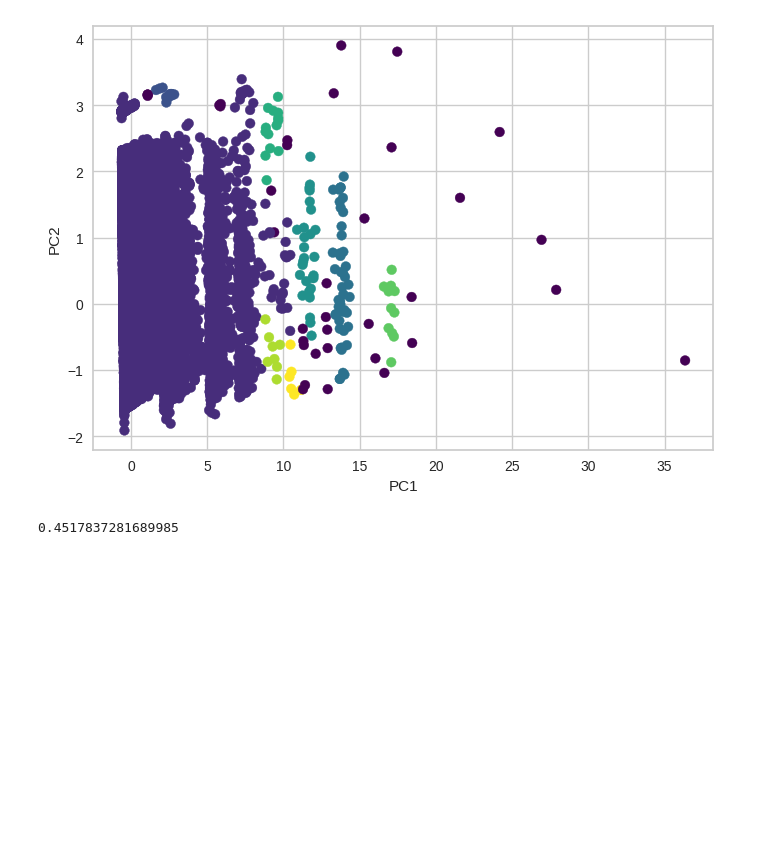
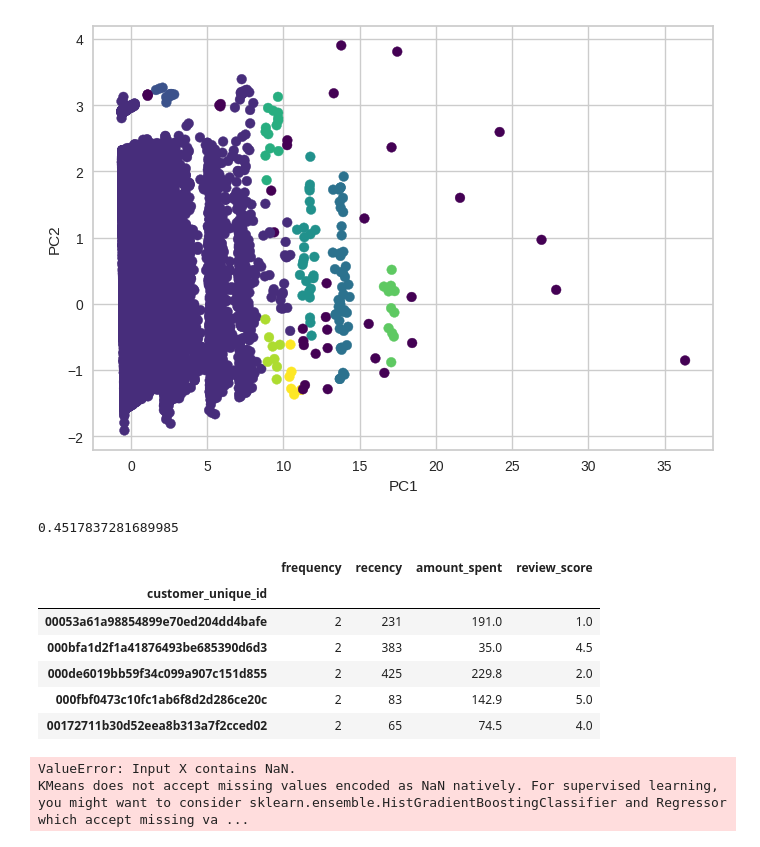
Before and after one commit to ThomasMeb/Projet_4, a Jupyter notebook: Mebarki_Thomas_notebook_essais_022023.ipynb, the cells around one changed output. Saved outputs shown, nothing was run; the diff lists cells and outputs as text; code cells hidden in the pictures; blank space fills up the shorter version.

```diff
--- a/Mebarki_Thomas_notebook_essais_022023.ipynb
+++ b/Mebarki_Thomas_notebook_essais_022023.ipynb
@@ -305,3 +305,22 @@ data_scaled_pca = data_scaled_pca.merge(data_cluster, left_index=True, right_ind
 silhouette_score(data_scaled_pca, dbscan.labels_)
 # %% [output]
 0.4517837281689985
+# %%
+data_2 = pd.read_csv('data_2.csv', index_col=0)
+# %%
+data_2.head()
+# %% [output]
+|  | frequency | recency | amount_spent | review_score |
+| customer_unique_id |  |  |  |  |
+| 00053a61a98854899e70ed204dd4bafe | 2 | 231 | 191.0 | 1.0 |
+| 000bfa1d2f1a41876493be685390d6d3 | 2 | 383 | 35.0 | 4.5 |
+| 000de6019bb59f34c099a907c151d855 | 2 | 425 | 229.8 | 2.0 |
+| 000fbf0473c10fc1ab6f8d2d286ce20c | 2 | 83 | 142.9 | 5.0 |
+| 00172711b30d52eea8b313a7f2cced02 | 2 | 65 | 74.5 | 4.0 |
+# %%
+#kmeans on data_2
+kmeans = KMeans(n_clusters=4, random_state=0)
+kmeans.fit(data_2)
+# %% [output]
+ValueError: Input X contains NaN.
+KMeans does not accept missing values encoded as NaN natively. For supervised learning, you might want to consider sklearn.ensemble.HistGradientBoostingClassifier and Regressor which accept missing va ...
```
Also changed, not shown: 2 other files.
